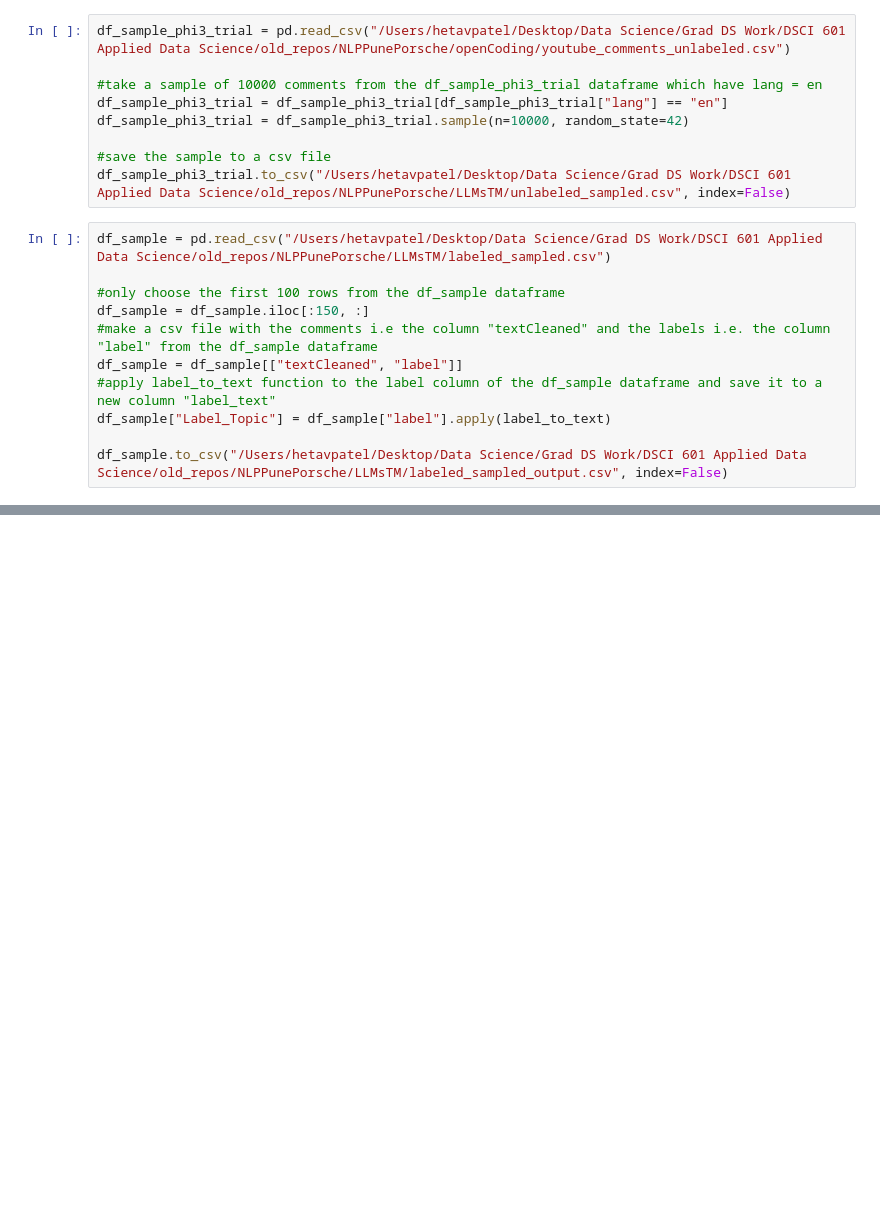
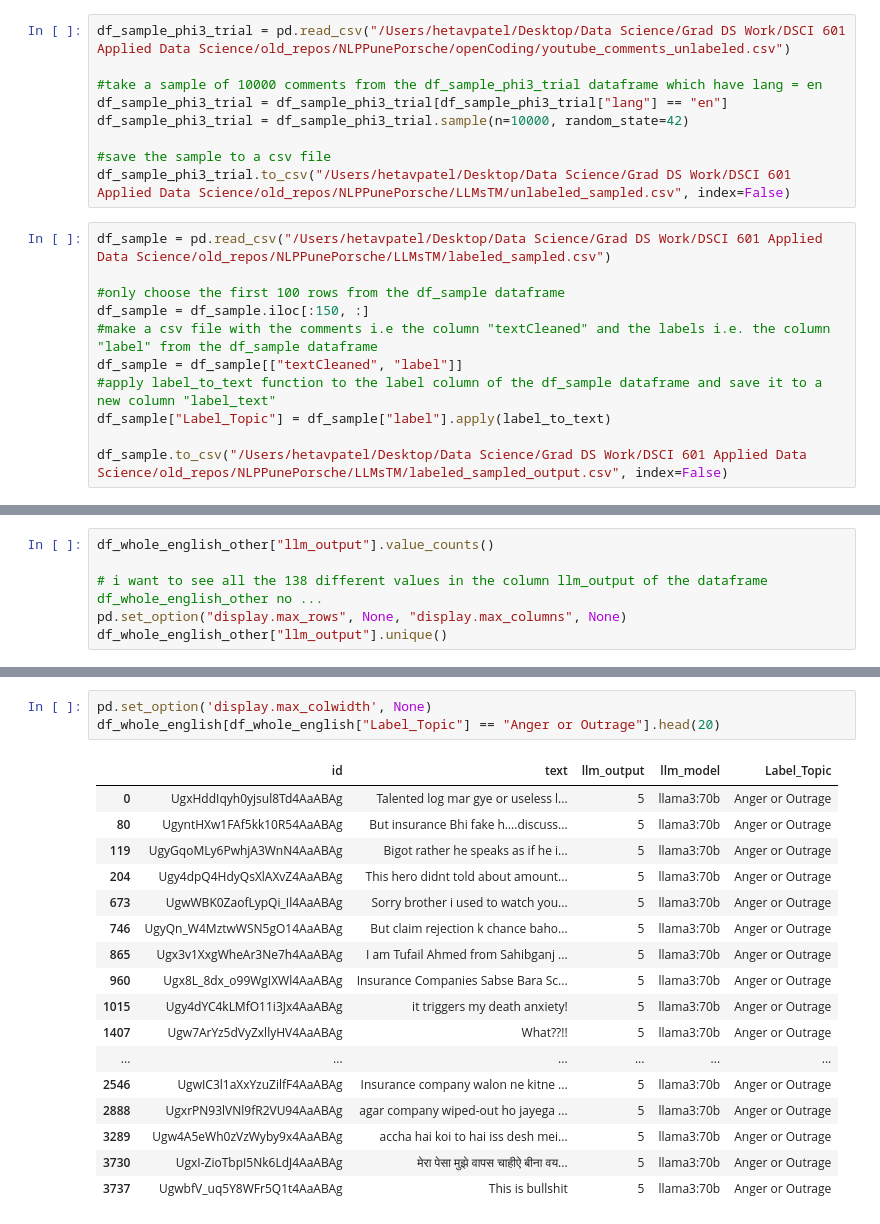
Before and after one commit to Hetav01/Public-Safety-Monitoring-India, a Jupyter notebook: LLMsTM/initial.ipynb, the cells around one changed output, grey strips where cells are left out. Cells and saved outputs as stored; diff of their text form; blank space fills up the shorter version.

```diff
--- a/LLMsTM/initial.ipynb
+++ b/LLMsTM/initial.ipynb
@@ -126,0 +151,6 @@ Passing `palette` without assigning `hue` is deprecated and will be removed in v
+# %%
+df_whole_english_other["llm_output"].value_counts()
+
+# i want to see all the 138 different values in the column llm_output of the dataframe df_whole_english_other no ...
+pd.set_option("display.max_rows", None, "display.max_columns", None)
+df_whole_english_other["llm_output"].unique()
@@ -126,0 +200,21 @@ Passing `palette` without assigning `hue` is deprecated and will be removed in v
+# %%
+pd.set_option('display.max_colwidth', None)
+df_whole_english[df_whole_english["Label_Topic"] == "Anger or Outrage"].head(20)
+# %% [output]
+|  | id | text | llm_output | llm_model | Label_Topic |
+| 0 | UgxHddIqyh0yjsul8Td4AaABAg | Talented log mar gye or useless l... | 5 | llama3:70b | Anger or Outrage |
+| 80 | UgyntHXw1FAf5kk10R54AaABAg | But insurance Bhi fake h….discuss... | 5 | llama3:70b | Anger or Outrage |
+| 119 | UgyGqoMLy6PwhjA3WnN4AaABAg | Bigot rather he speaks as if he i... | 5 | llama3:70b | Anger or Outrage |
+| 204 | Ugy4dpQ4HdyQsXlAXvZ4AaABAg | This hero didnt told about amount... | 5 | llama3:70b | Anger or Outrage |
+| 673 | UgwWBK0ZaofLypQi_Il4AaABAg | Sorry brother i used to watch you... | 5 | llama3:70b | Anger or Outrage |
+| 746 | UgyQn_W4MztwWSN5gO14AaABAg | But claim rejection k chance baho... | 5 | llama3:70b | Anger or Outrage |
+| 865 | Ugx3v1XxgWheAr3Ne7h4AaABAg | I am Tufail Ahmed from Sahibganj ... | 5 | llama3:70b | Anger or Outrage |
+| 960 | Ugx8L_8dx_o99WgIXWl4AaABAg | Insurance Companies Sabse Bara Sc... | 5 | llama3:70b | Anger or Outrage |
+| 1015 | Ugy4dYC4kLMfO11i3Jx4AaABAg | it triggers my death anxiety! | 5 | llama3:70b | Anger or Outrage |
+| 1407 | Ugw7ArYz5dVyZxllyHV4AaABAg | What??!! | 5 | llama3:70b | Anger or Outrage |
+| ... | ... | ... | ... | ... | ... |
+| 2546 | UgwIC3l1aXxYzuZilfF4AaABAg | Insurance company walon ne kitne ... | 5 | llama3:70b | Anger or Outrage |
+| 2888 | UgxrPN93lVNl9fR2VU94AaABAg | agar company wiped-out ho jayega ... | 5 | llama3:70b | Anger or Outrage |
+| 3289 | Ugw4A5eWh0zVzWyby9x4AaABAg | accha hai koi to hai iss desh mei... | 5 | llama3:70b | Anger or Outrage |
+| 3730 | UgxI-ZioTbpI5Nk6LdJ4AaABAg | मेरा पेसा मुझे वापस चाहीऐ बीना वय... | 5 | llama3:70b | Anger or Outrage |
+| 3737 | UgwbfV_uq5Y8WFr5Q1t4AaABAg | This is bullshit | 5 | llama3:70b | Anger or Outrage |
```
Also changed, not shown: parts of 13 cells of this notebook, 6 other files.
